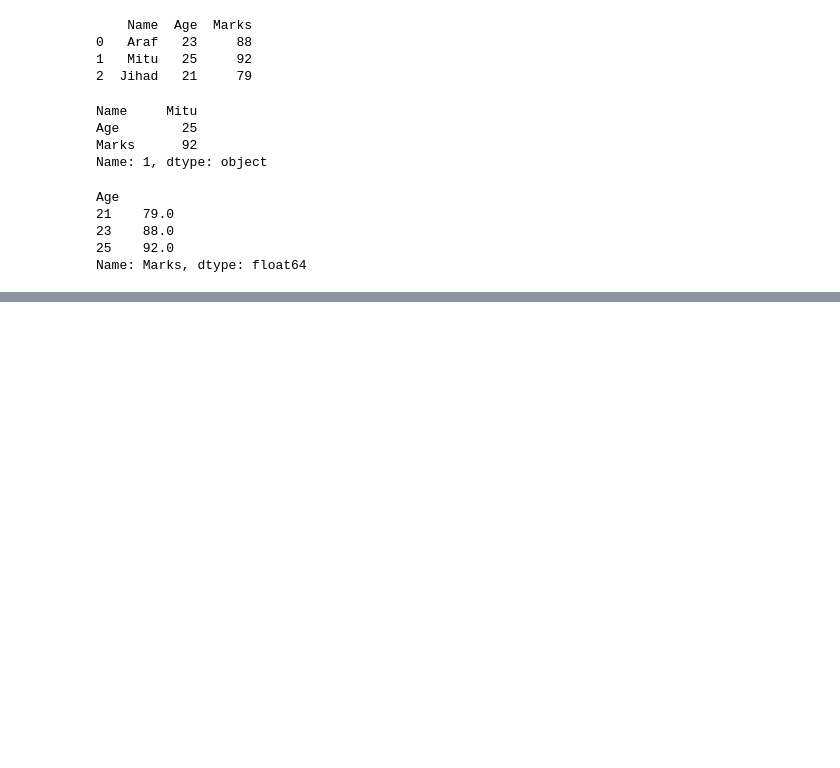
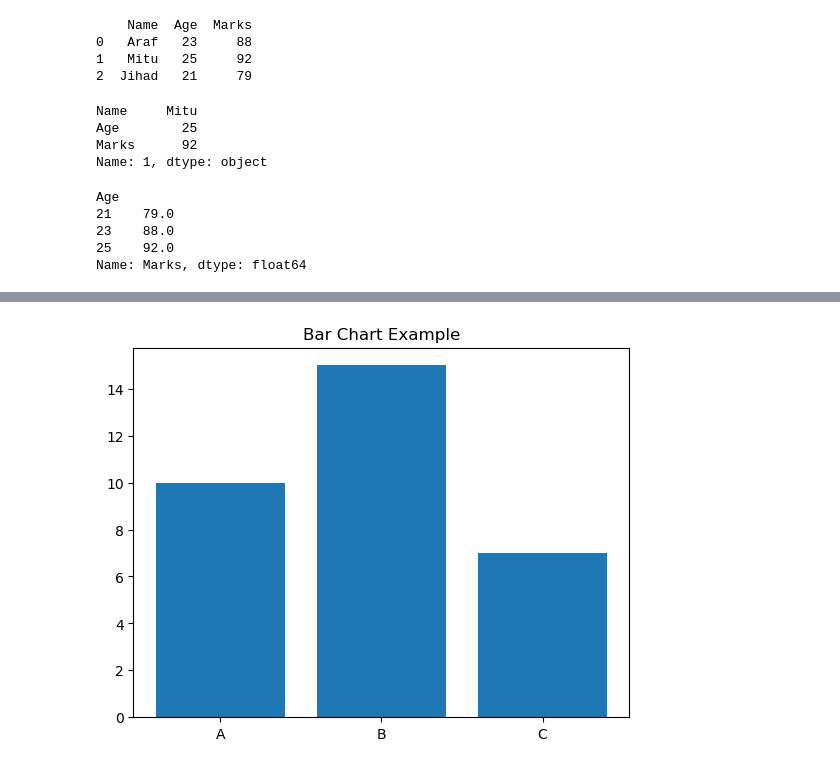
Before and after one commit to Jihadul-Islam1/Machine-Learning, a Jupyter notebook: Machine learning/Function/4.2-examplesfunctions.ipynb, the cells around one changed output, grey strips where cells are left out. Saved outputs shown, nothing was run; the diff lists cells and outputs as text; code cells hidden in the pictures; blank space fills up the shorter version.

```diff
--- a/Machine learning/Function/4.2-examplesfunctions.ipynb
+++ b/Machine learning/Function/4.2-examplesfunctions.ipynb
@@ -207,0 +223,9 @@ Name: Marks, dtype: float64
+# %%
+x = ['A', 'B', 'C']
+y = [10, 15, 7]
+
+plt.bar(x, y)
+plt.title("Bar Chart Example")
+plt.show()
+# %% [output]
+[figure, added]
```
Also changed, not shown: parts of 24 cells of this notebook, 1 other file.
